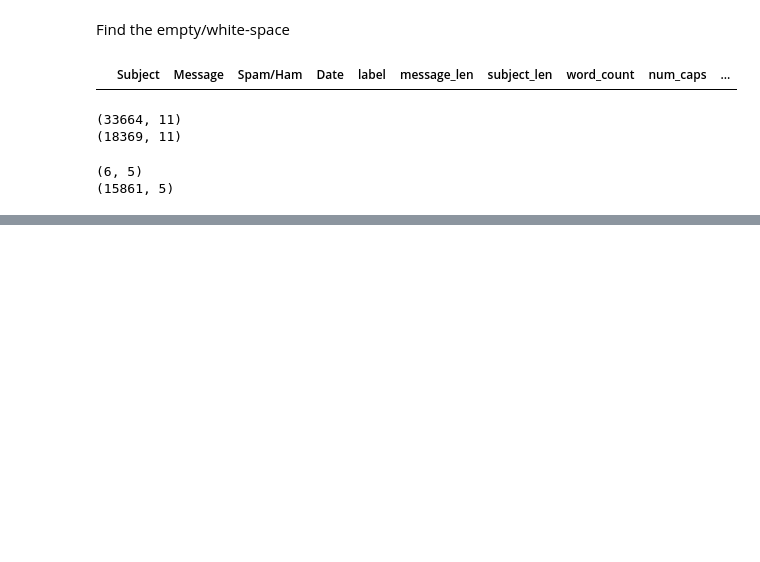
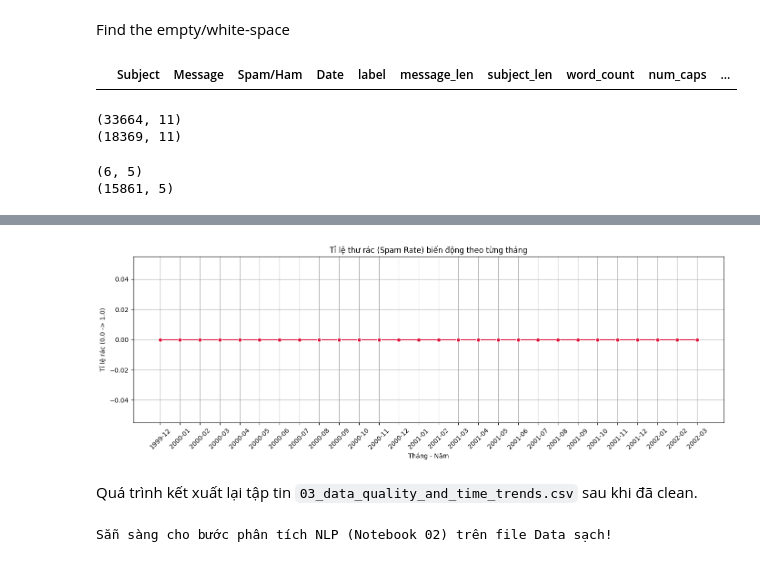
Before and after one commit to minhphu102003/spam_email, a Jupyter notebook: notebooks/03_data_quality_and_time_trends.ipynb, the cells around one changed output, grey strips where cells are left out. Saved outputs shown, nothing was run; the diff lists cells and outputs as text; code cells hidden in the pictures; blank space fills up the shorter version.

```diff
--- a/notebooks/03_data_quality_and_time_trends.ipynb
+++ b/notebooks/03_data_quality_and_time_trends.ipynb
@@ -86,0 +156,36 @@ print(dup_stats.shape)
+# %%
+df_clean['Date_parsed'] = pd.to_datetime(df_clean['Date'], errors='coerce')
+df_valid_dates = df_clean.dropna(subset=['Date_parsed']).copy()
+
+df_valid_dates['year_month'] = df_valid_dates['Date_parsed'].dt.to_period('M')
+df_valid_dates['quarter'] = df_valid_dates['Date_parsed'].dt.to_period('Q')
+df_valid_dates['day_of_week'] = df_valid_dates['Date_parsed'].dt.day_name()
+
+# Sắp xếp theo trình tự thời gian
+df_valid_dates = df_valid_dates.sort_values('Date_parsed')
+# %%
+# Tỉ lệ mác Spam theo từng tháng
+monthly_counts = df_valid_dates.groupby('year_month')['label'].agg(['count', 'mean']).reset_index()
+monthly_counts['year_month_str'] = monthly_counts['year_month'].astype(str)
+
+# Chỉ lấy những tháng có lượng mẫu đủ lớn (vd: > 50) để biểu đồ không nhiễu
+filtered_monthly = monthly_counts[monthly_counts['count'] > 50]
+
+plt.figure(figsize=(14, 5))
+sns.lineplot(data=filtered_monthly, x='year_month_str', y='mean', marker='o', color='crimson')
+plt.xticks(rotation=45)
+plt.title('Tỉ lệ thư rác (Spam Rate) biến động theo từng tháng')
+plt.ylabel('Tỉ lệ rác (0.0 -> 1.0)')
+plt.xlabel('Tháng - Năm')
+plt.grid(True)
+plt.tight_layout()
+plt.show()
+# %% [output]
+[figure, added]
+# %% [markdown]
+Quá trình kết xuất lại tập tin `03_data_quality_and_time_trends.csv` sau khi đã clean.
+# %%
+# df_valid_dates.to_csv('../data/processed/03_data_quality_time_trends.csv', index=False)
+print("Sẵn sàng cho bước phân tích NLP (Notebook 02) trên file Data sạch!")
+# %% [output]
+Sẵn sàng cho bước phân tích NLP (Notebook 02) trên file Data sạch!
```
Also changed, not shown: parts of 8 cells of this notebook, 2 other files.
